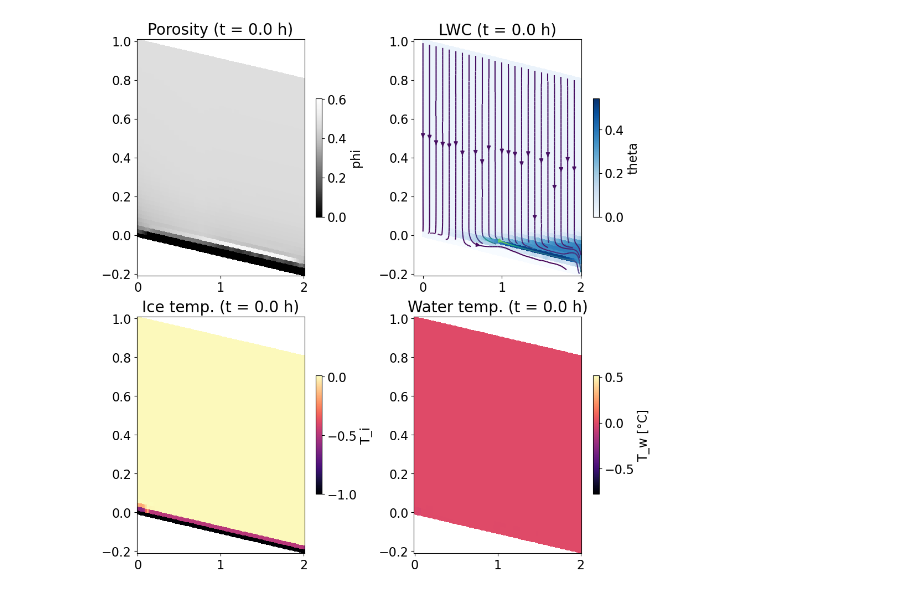
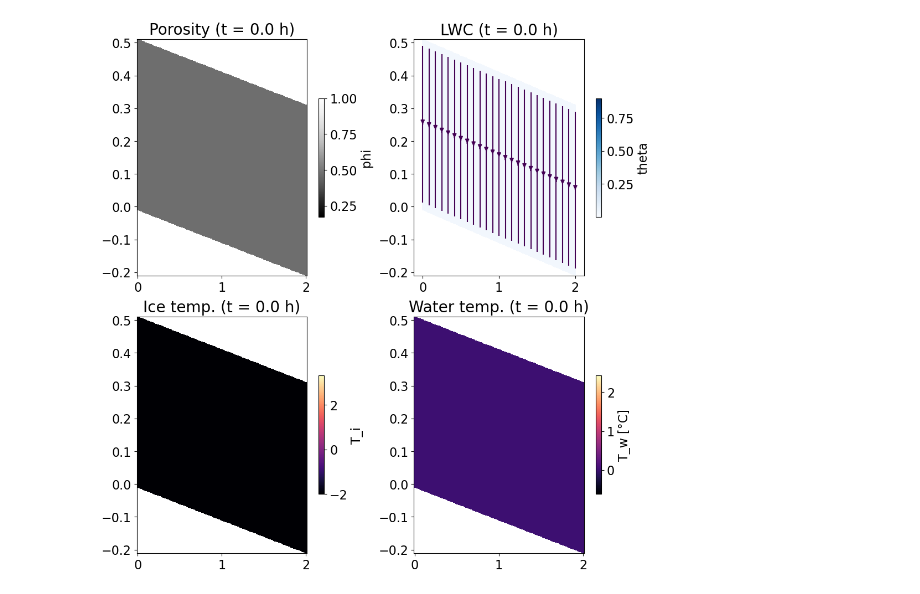
Before and after one commit to lannika-ut/Masterarbeit, a Jupyter notebook: animate_solution.ipynb, the cells around one changed output. Saved outputs shown, nothing was run; the diff lists cells and outputs as text; code cells hidden in the pictures.

```diff
--- a/animate_solution.ipynb
+++ b/animate_solution.ipynb
@@ -12,7 +12,7 @@ import pickle
 from dolfinx import mesh
 from scipy.interpolate import griddata
 # %%
-filename = "Test14_Annika_wetter_24+24h"
+filename = "Test16_Annika"
 with open("./solutions/"+filename+".pkl", "rb") as f:
     data_Annika = pickle.load(f)
 
@@ -160,32 +160,32 @@ def update(frame):
     ax[0, 1].clear()
     pmsh2 = ax[0, 1].pcolormesh(
         x_plot, z_plot, theta_all[frame], cmap="Blues",
         vmin=p.S_l.value*np.min(data_Annika["phi"]), vmax=theta_max)
     strm = ax[0, 1].streamplot(X, Z, Qx_all[frame], Qz_all[frame],
         density=2, color=np.sqrt(Qx_all[frame]**2 + Qz_all[frame]**2),
         norm=norm,start_points=start_pts.T)
 
     ax[0, 0].set_title(f"Porosity (t = {time/3600:.1f} h)", fontsize=20)
     ax[0, 1].set_title(f"LWC (t = {time/3600:.1f} h)", fontsize=20)
     ax[1, 0].set_title(f"Ice temp. (t = {time/3600:.1f} h)", fontsize=20)
     ax[1, 1].set_title(f"Water temp. (t = {time/3600:.1f} h)", fontsize=20)
 
     return pmsh1, pmsh2, pmsh3, pmsh4, strm.lines, strm.arrows
 
 
 # Create animation
 num_frames = len(data_Annika["T_w"])  # or your max time index
-fps = 3
+fps = 7
 ani = animation.FuncAnimation(
     fig,
     update,
     frames=num_frames,
     interval=1000/fps,  # ms between frames
     blit=False,
     repeat=True
 )
 
 # Save animation
 ani.save("./animations/"+ filename + ".mp4", writer="ffmpeg", fps=fps)
 # %% [output]
-[figure, old version]
+[figure, new version]
```
Also changed, not shown: 8 other files.
